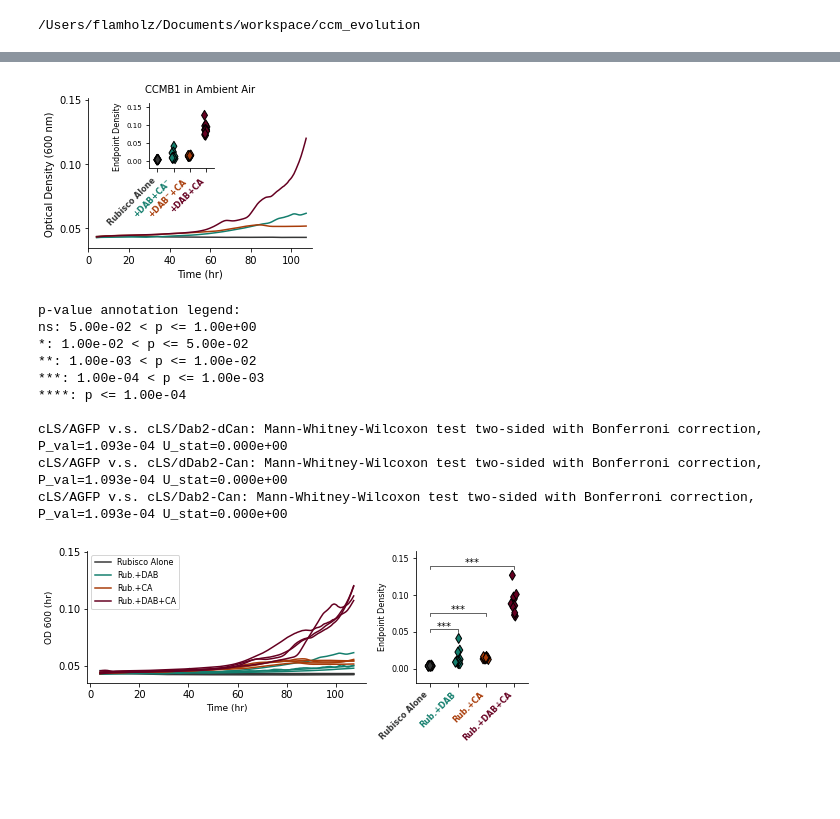
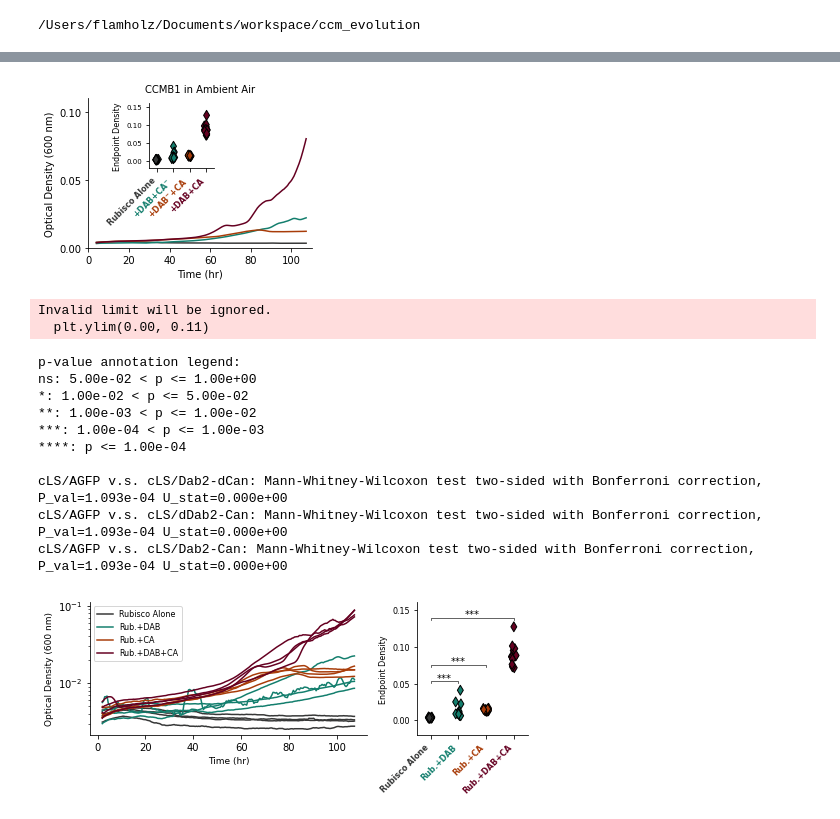
Before and after one commit to flamholz/ccm_evolution, a Jupyter notebook: notebooks/Figs3_4_6_CCMB1.ipynb, the cells around one changed output, grey strips where cells are left out. Cells and saved outputs as stored; diff of their text form; code cells hidden in the pictures; blank space fills up the shorter version.

```diff
--- a/notebooks/Figs3_4_6_CCMB1.ipynb
+++ b/notebooks/Figs3_4_6_CCMB1.ipynb
@@ -35,10 +113,10 @@ co2_dfs_futcyc = [df_amb, df_pt5pct, df_1pt5pct, df_5pct]
 # %%
 # SI figures with full growth trajectories for every strain & condition
 # 1. Encapsulation experiment -
-fig, axs = plt.subplots(nrows=2, ncols=3, figsize=(7,5))
+fig, axs = plt.subplots(nrows=2, ncols=3, figsize=(7,5), sharey=True, sharex=True)
 
 xlim = (0, 100)
-ylim = (0.03, 2.2)
+ylim = (0.002, 2.2)
 
 # Base names of strains to plot from futile cycle exp
 inactive_rub = "CCMB1:pCB' K194M+pCCM'"
@@ -54,28 +132,32 @@ pal = sns.color_palette('Oranges', n_colors=4)
 for strain, ax in zip(strain_names_encap, axs.flatten()):
     plt.sca(ax)
     cols = [strain+'.{0}'.format(i) for i in range(1,5)]
-    for j, my_df in enumerate(co2_dfs_encap):
+    for j, my_df in enumerate(co2_dfs_encap_blanked):
         time_h = my_df.time_s / 60 / 60
         label = co2_conds[j]
         for col in cols:
-            plt.semilogy(time_h, my_df[col], color=pal[j], label=label)
+            # cultures that grow poorly show quite a lot of fluctuations in OD,
+            # so we smooth the data for plotting.
+            smoothed = my_df[col].rolling(5).mean()
+            plt.semilogy(time_h, smoothed, color=pal[j], label=label)
             label = None
 
 for i, (title, ax) in enumerate(zip(titles_encap, axs.flatten())):
     plt.sca(ax)
-    plt.title(title, fontsize=9)
-    plt.xlim(*xlim)
+    plt.title(title, fontsize=10, fontweight='medium')
+    #plt.xlim(*xlim)
     plt.ylim(*ylim)
-    plt.xlabel('Time (hrs)', fontsize=9)
 
     if i%3 == 0:
         plt.ylabel('Optical Density (600 nm)', fontsize=9)
-    else:
-        plt.yticks([])
+    if i > 2:
+        plt.xlabel('Time (hrs)', fontsize=9)
 
 plt.legend(fontsize=8)
 
 plt.tight_layout()
 plt.savefig('figures/fig3/fig3S1_encap_growth_curves.png', dpi=600, facecolor='w')
+plt.savefig('figures/fig3/fig3S1_encap_growth_curves.pdf', dpi=600, facecolor='w')
+
 plt.show()
 # %% [output]
@@ -492,7 +534,7 @@ strain_names = [rub_alone, plus_transport, plus_ca, futile_cycle]
 titles = 'Rubisco Alone,+DAB+CA$^{-}$,+DAB$^{-}$+CA,+DAB+CA'.split(',')
 
 # Outer plot - timecourse data for futile cycle
-amb_df = co2_dfs_futcyc[0]
+amb_df = co2_dfs_futcyc_blanked[0]
 
 pal = ['dark grey', 'blue green', 'rust', 'maroon',]
 pal = sns.xkcd_palette(pal)
@@ -509,9 +551,9 @@ plt.legend(loc=1, fontsize=7).set_visible(False)
 plt.title('CCMB1 in Ambient Air', fontsize=10)
 plt.xlabel('Time (hr)', fontsize=10)
 plt.ylabel('Optical Density (600 nm)', fontsize=10)
-plt.ylim(0.035, 0.151)
+plt.ylim(0.00, 0.11)
 plt.xlim(0, 110)
-plt.yticks(np.arange(0.05, 0.151, 0.05))
+plt.yticks(np.arange(0.0, 0.11, 0.05))
 
 ax0 = plt.gca()
 axins = inset_axes(ax0, width=0.9, height=0.9, loc=2,
@@ -538,9 +580,10 @@ for ticklabel, tickcolor in zip(axins.get_xticklabels(), pal):
 
 plt.tight_layout()
 plt.savefig('figures/fig6/fig6_futile_cycle_amb.png', dpi=600, facecolor='w')
+plt.savefig('figures/fig6/fig6.pdf', dpi=600, facecolor='w')
 plt.show()
 # %% [output]
-[figure, old version]
+[figure, new version]
 # %%
 ##### Futile cycle ambient zoom in.
 fig, axs = plt.subplots(figsize=(7,3), ncols=2, gridspec_kw=dict(width_ratios=[2.5,1]))
@@ -554,7 +597,8 @@ strain_names = [rub_alone, plus_transport, plus_ca, futile_cycle]
 titles = 'Rubisco Alone,Rub.+DAB,Rub.+CA,Rub.+DAB+CA'.split(',')
 
 plt.sca(axs[0])
-amb_df = co2_dfs_futcyc[0]
+plt.yscale('log')
+amb_df = co2_dfs_futcyc_blanked[0]
 
 pal = ['dark grey', 'blue green', 'rust', 'maroon',]
 pal = sns.xkcd_palette(pal)
@@ -563,58 +607,58 @@ for i, strain in enumerate(strain_names):
     time_h = amb_df.time_s / 60 / 60
     label = titles[i]
     for col in cols:
-        ods = amb_df[col].rolling(5).mean().rolling(5).mean()
+        ods = amb_df[col].rolling(5).mean()
         plt.plot(time_h, ods, color=pal[i], label=label)
         label = None
 
 plt.legend(loc=2, fontsize=8)
 plt.xlabel('Time (hr)', fontsize=9)
-plt.ylabel('OD 600 (hr)', fontsize=9)
-plt.ylim(0.035, 0.151)
-plt.yticks(np.arange(0.05, 0.151, 0.05))
-
+plt.ylabel('Optical Density (600 nm)', fontsize=9)
+plt.ylim(0.00, 0.11)
+#plt.yticks(np.arange(0.00, 0.11, 0.05))
 
 plt.sca(axs[1])
 mask = futcyc_endpoint_df['CO2'] == 'amb'
 amb_endpoint_df = futcyc_endpoint_df[mask]
-#sns.barplot(data=amb_endpoint_df, x='strain', y='endpoint_OD', order=strain_names,
-#            edgecolor='k', lw=1, palette=pal)
 sns.stripplot(data=amb_endpoint_df, x='strain', y='endpoint_OD', order=strain_names,
               marker='d', color='w', edgecolor='k', linewidth=1, size=7, palette=pal)
 
 plt.xticks(np.arange(len(titles)), titles, fontsize=8, rotation=45, ha='right', weight='bold')
 plt.yticks(np.arange(0.0, 0.151, 0.05), fontsize=8)
 
 pairs = [(strain_names[0], s) for s in strain_names[1:]]
 test_results = add_stat_annotation(
     axs[1], data=amb_endpoint_df, x='strain', y='endpoint_OD', order=strain_names,
     box_pairs=pairs,
     test='Mann-Whitney',
     text_format='star', text_offset=-2,
     line_height=0.02, line_offset=0.08, linewidth=0.75,
     loc='inside', verbose=2)
 
 plt.xlabel('')
 plt.ylim(-0.02, 0.16)
 plt.xlim(-0.5, 3.5)
 plt.ylabel('Endpoint Density', fontsize=8)
 sns.despine()
 
 for ticklabel, tickcolor in zip(axs[1].get_xticklabels(), pal):
     ticklabel.set_color(tickcolor)
 
 plt.tight_layout()
 plt.savefig('figures/fig6/fig6S1_futile_cycle_amb.png', dpi=600, facecolor='w')
+plt.savefig('figures/fig6/fig6S1_futile_cycle_amb.pdf', dpi=600, facecolor='w')
 plt.show()
 # %% [output]
-p-value annotation legend:
-ns: 5.00e-02 < p <= 1.00e+00
-*: 1.00e-02 < p <= 5.00e-02
-**: 1.00e-03 < p <= 1.00e-02
-***: 1.00e-04 < p <= 1.00e-03
-****: p <= 1.00e-04
-
-cLS/AGFP v.s. cLS/Dab2-dCan: Mann-Whitney-Wilcoxon test two-sided with Bonferroni correction, P_val=1.093e-04 U_stat=0.000e+00
-cLS/AGFP v.s. cLS/dDab2-Can: Mann-Whitney-Wilcoxon test two-sided with Bonferroni correction, P_val=1.093e-04 U_stat=0.000e+00
-cLS/AGFP v.s. cLS/Dab2-Can: Mann-Whitney-Wilcoxon test two-sided with Bonferroni correction, P_val=1.093e-04 U_stat=0.000e+00
+Invalid limit will be ignored.
+  plt.ylim(0.00, 0.11)
+p-value annotation legend:
+ns: 5.00e-02 < p <= 1.00e+00
+*: 1.00e-02 < p <= 5.00e-02
+**: 1.00e-03 < p <= 1.00e-02
+***: 1.00e-04 < p <= 1.00e-03
+****: p <= 1.00e-04
+
+cLS/AGFP v.s. cLS/Dab2-dCan: Mann-Whitney-Wilcoxon test two-sided with Bonferroni correction, P_val=1.093e-04 U_stat=0.000e+00
+cLS/AGFP v.s. cLS/dDab2-Can: Mann-Whitney-Wilcoxon test two-sided with Bonferroni correction, P_val=1.093e-04 U_stat=0.000e+00
+cLS/AGFP v.s. cLS/Dab2-Can: Mann-Whitney-Wilcoxon test two-sided with Bonferroni correction, P_val=1.093e-04 U_stat=0.000e+00
-[figure, old version]
+[figure, new version]
```
Also changed, not shown: parts of 12 cells of this notebook, 6 other files.
